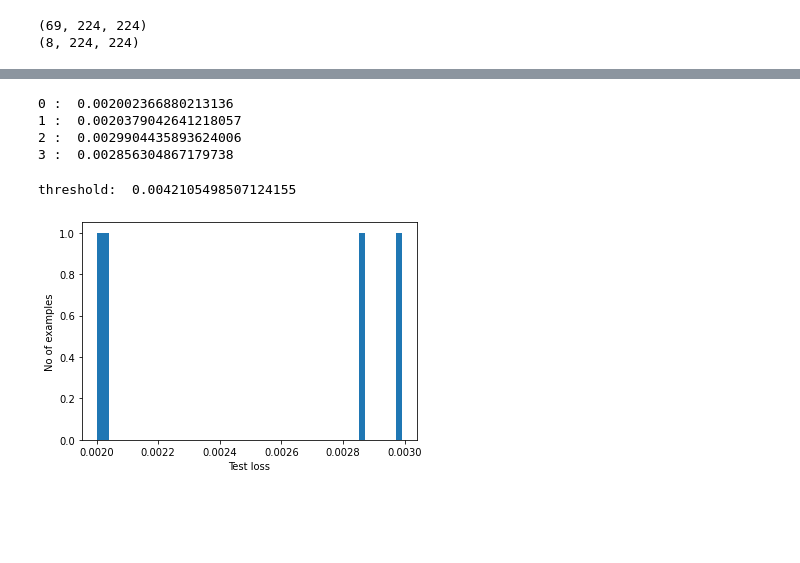
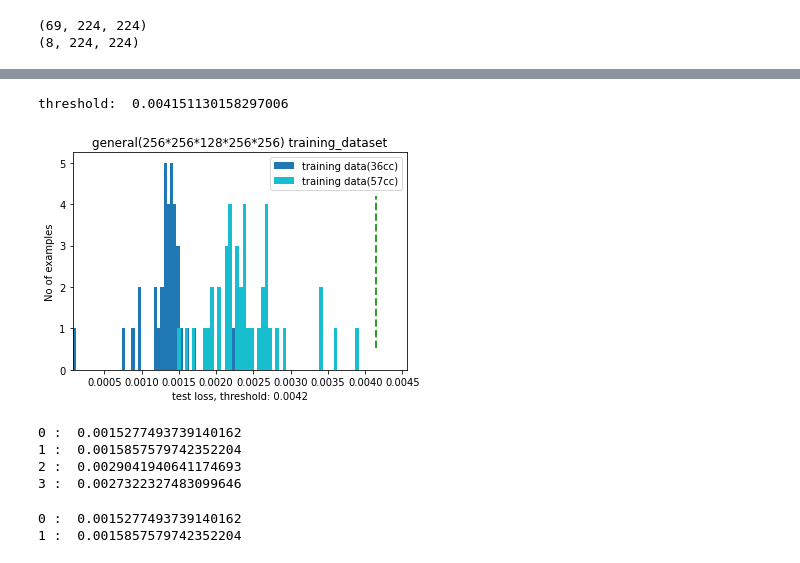
Before and after one commit to astroeye/autoencoder, a Jupyter notebook: 02_autoencoder/ae_36_57.ipynb, the cells around one changed output, grey strips where cells are left out. Saved outputs shown, nothing was run; the diff lists cells and outputs as text; code cells hidden in the pictures; blank space fills up the shorter version.

```diff
--- a/02_autoencoder/ae_36_57.ipynb
+++ b/02_autoencoder/ae_36_57.ipynb
@@ -647,8 +711,9 @@ Loss Threshold:  0.0042105498507124155
 # 		  Sample Loss: {sample_loss} \n \
 # 		  Threshold: {threshold} ')
 # %%
+# 훈련 세트에서 정상 ECG에 대한 재구성 오류를 플롯합니다.
 x_train_loss, x_train_mean, x_train_std, x_train_threshold = model_threshold(autoencoder, x_train)
-x_tran_loss_all = []
+x_train_loss_all = []
 for i in range(x_train_loss.shape[0]):
-    x_tran_loss_all.append(np.mean(x_train_loss[i]))
-    print(i, ": ", np.mean(x_train_loss[i]))
+    x_train_loss_all.append(np.mean(x_train_loss[i]))
+    # print(i, ": ", np.mean(x_train_loss[i]))
@@ -689,0 +720,12 @@ mean(loss):  0.0020250714423126824
+# %%
+s_x_train_loss, s_x_train_mean, s_x_train_std, s_x_train_threshold = model_threshold(autoencoder, s_x_train)
+s_x_train_loss_all = []
+for i in range(s_x_train_loss.shape[0]):
+    s_x_train_loss_all.append(np.mean(s_x_train_loss[i]))
+    # print(i, ": ", np.mean(s_x_train_loss[i]))
+# %%
+L_x_train_loss, L_x_train_mean, L_x_train_std, L_x_train_threshold = model_threshold(autoencoder, L_x_train)
+L_x_train_loss_all = []
+for i in range(L_x_train_loss.shape[0]):
+    L_x_train_loss_all.append(np.mean(L_x_train_loss[i]))
+    # print(i, ": ", np.mean(L_x_train_loss[i]))
@@ -690,20 +752,45 @@ mean(loss):  0.0020250714423126824
+# %%
+print("threshold: ", threshold)
+
+x_min = min(s_x_train_loss_all+L_x_train_loss_all+[threshold])-0.1*min(s_x_train_loss_all+L_x_train_loss_all+[threshold])
+x_max = 1.1*max(s_x_train_loss_all+L_x_train_loss_all+[threshold])
+
+# plt.title("general(128*64*32*64*128) training_dataset")
+# plt.title("general(256*128*64*128*256) training_dataset")
+plt.title("general(256*256*128*256*256) training_dataset")
+
+# plt.hist(x_train_loss_all, bins=100, color='C0', label='training data')
+
+plt.hist(s_x_train_loss_all, bins=50, color='C0', label='training data(36cc)')
+plt.hist(L_x_train_loss_all, bins=50, color='C9', label='training data(57cc)')
+
+plt.xlabel(f"test loss, threshold: {threshold:.4f}")
+plt.xlim(x_min, x_max)      # X축의 범위: [xmin, xmax]
+plt.axvline(threshold, 0.1, 0.8, color='C2', linestyle='--', linewidth=2)
+plt.legend(loc='upper right')
+
+plt.ylabel("No of examples")
+plt.show()
+# %% [output]
+threshold:  0.004151130158297006
+[figure, added]
 # %%
-ok_loss, nok_mean, nok_std, nok_threshold = model_threshold(autoencoder, x_test_normal)
+ok_loss, ok_mean, ok_std, ok_threshold = model_threshold(autoencoder, x_test_normal)
 ok_loss_all = []
 for i in range(ok_loss.shape[0]):
     ok_loss_all.append(np.mean(ok_loss[i]))
     print(i, ": ", np.mean(ok_loss[i]))
 # %% [output]
-0 :  0.002002366880213136
-1 :  0.0020379042641218057
-2 :  0.0029904435893624006
-3 :  0.002856304867179738
+0 :  0.0015277493739140162
+1 :  0.0015857579742352204
+2 :  0.0029041940641174693
+3 :  0.0027322327483099646
-# %%
-print("threshold: ", threshold)
-plt.hist(ok_loss_all, bins=50)
-plt.xlabel("Test loss")
-plt.ylabel("No of examples")
-plt.show()
-# %% [output]
-threshold:  0.0042105498507124155
-[figure, removed]
+# %%
+s_ok_loss, s_ok_mean, s_ok_std, s_ok_threshold = model_threshold(autoencoder, s_x_test_normal)
+s_ok_loss_all = []
+for i in range(s_ok_loss.shape[0]):
+    s_ok_loss_all.append(np.mean(s_ok_loss[i]))
+    print(i, ": ", np.mean(s_ok_loss[i]))
+# %% [output]
+0 :  0.0015277493739140162
+1 :  0.0015857579742352204
```
Also changed, not shown: parts of 35 cells of this notebook, 7 other files.
